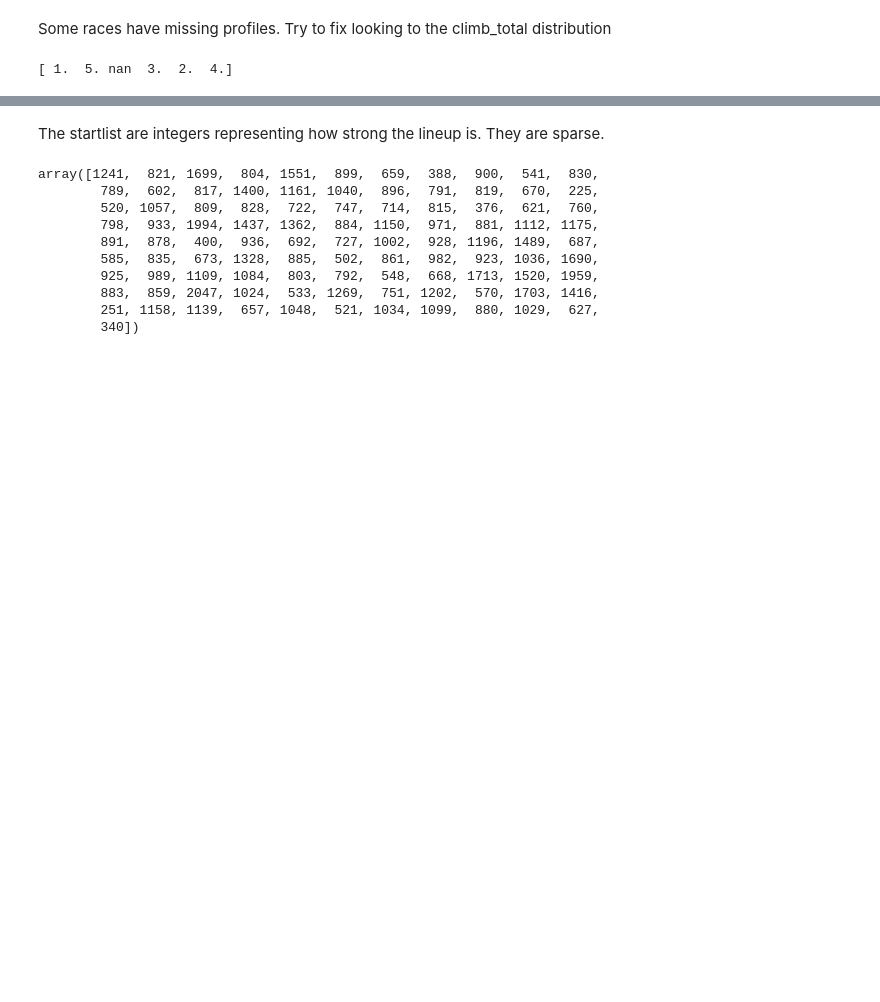
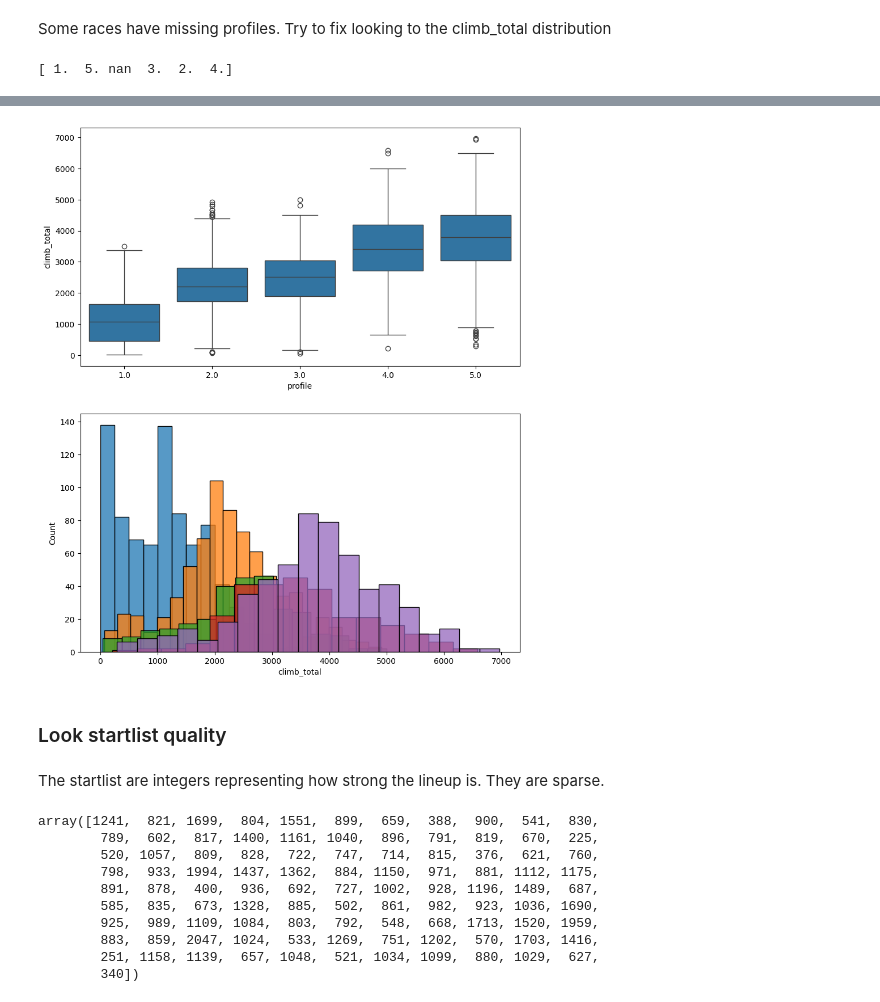
Before and after one commit to DiVitoTommaso/Cyclists-Races_Data-Mining, a Jupyter notebook: Data Mining.ipynb, the cells around one changed output, grey strips where cells are left out. Drawn from its saved outputs; the diff is of its cells as text; code cells hidden in the pictures; blank space fills up the shorter version.

```diff
--- a/Data Mining.ipynb
+++ b/Data Mining.ipynb
@@ -220,3 +315,19 @@ print(races_df.profile.unique())
+# %%
+# see how distribution changed
+plt.figure(figsize=(10, 12))
+plt.subplot(2, 1, 1)
+sns.boxplot(data=true_races_df, x="profile", y="climb_total")
+plt.subplot(2, 1, 2)
+for profile in [1, 2, 3, 4, 5]:
+    sns.histplot(
+        data=true_races_df.loc[true_races_df.profile == profile],
+        x="climb_total",
+        label=profile,
+    )
+# %% [output]
+[figure, added]
+# %% [markdown]
+### Look startlist quality
 # %% [markdown]
 The startlist are integers representing how strong the lineup is. They are sparse.
 # %%
```
Also changed, not shown: parts of 17 cells of this notebook.
